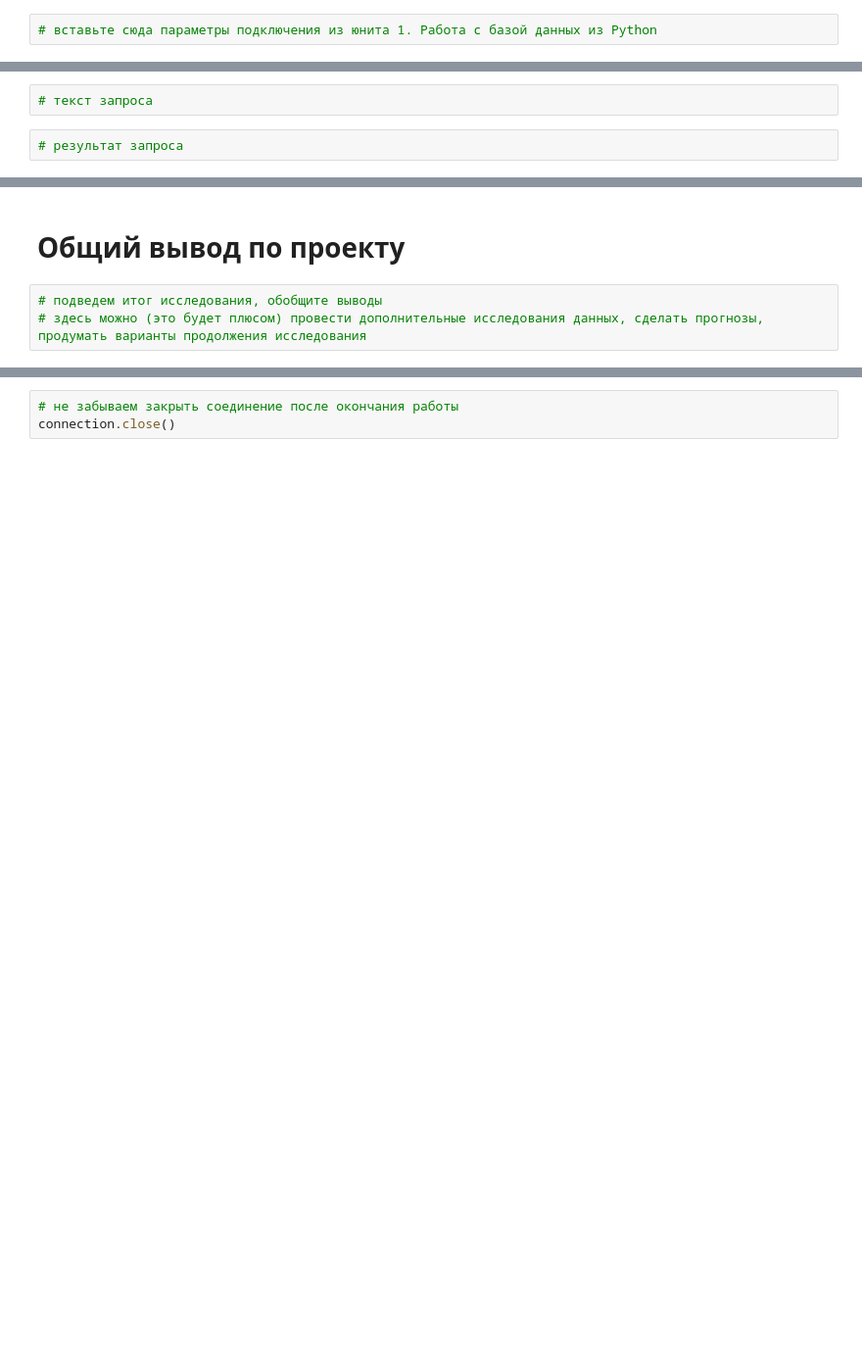
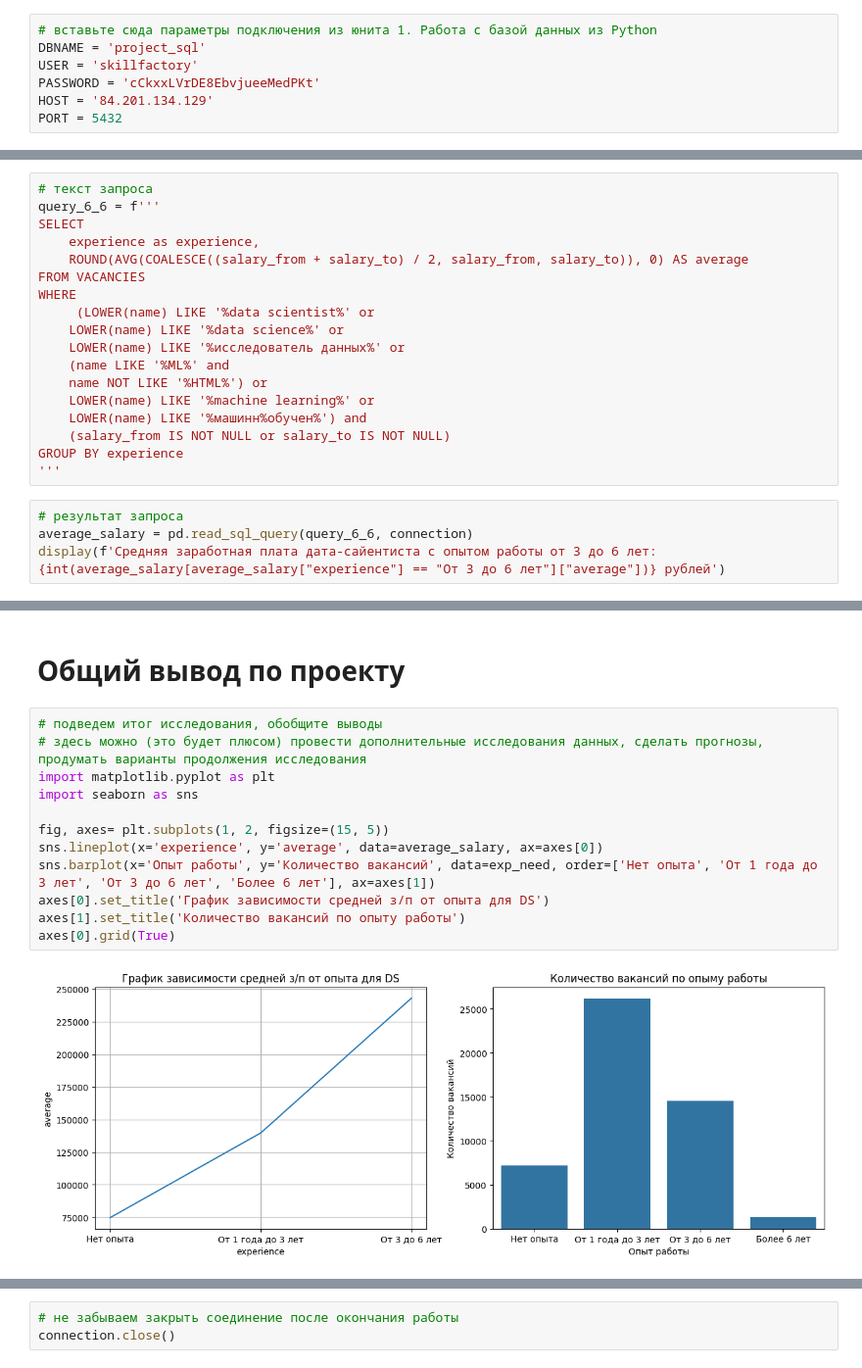
Before and after one commit to MrMonkeyfeeder/Project_HH2, a Jupyter notebook: Project_HH2.ipynb, the cells around one changed output, grey strips where cells are left out. Shown at 98% size. Saved outputs shown, nothing was run; the diff lists cells and outputs as text; blank space fills up the shorter version.

```diff
--- a/Project_HH2.ipynb
+++ b/Project_HH2.ipynb
@@ -7,6 +7,11 @@ import pandas as pd
 import psycopg2
 # %%
 # вставьте сюда параметры подключения из юнита 1. Работа с базой данных из Python
+DBNAME = 'project_sql'
+USER = 'skillfactory'
+PASSWORD = 'cCkxxLVrDE8EbvjueeMedPKt'
+HOST = '84.201.134.129'
+PORT = 5432
 # %%
 connection = psycopg2.connect(
     dbname=DBNAME,
@@ -456,5 +548,23 @@ display(f'Результат в строке Total: {int(yandex[yandex["name"] =
 Выясните, на какую зарплату в среднем может рассчитывать дата-сайентист с опытом работы от 3 до 6 лет. Результат округлите до целого числа.
 # %%
 # текст запроса
+query_6_6 = f'''
+SELECT
+   	experience as experience,
+   	ROUND(AVG(COALESCE((salary_from + salary_to) / 2, salary_from, salary_to)), 0) AS average
+FROM VACANCIES
+WHERE
+     (LOWER(name) LIKE '%data scientist%' or
+    LOWER(name) LIKE '%data science%' or
+	LOWER(name) LIKE '%исследователь данных%' or
+	(name LIKE '%ML%' and
+    name NOT LIKE '%HTML%') or
+	LOWER(name) LIKE '%machine learning%' or
+	LOWER(name) LIKE '%машинн%обучен%') and
+    (salary_from IS NOT NULL or salary_to IS NOT NULL)
+GROUP BY experience
+'''
 # %%
 # результат запроса
+average_salary = pd.read_sql_query(query_6_6, connection)
+display(f'Средняя заработная плата дата-сайентиста с опытом работы от 3 до 6 лет: {int(average_salary[average_salary["experience"] == "От 3 до 6 лет"]["average"])} рублей')
@@ -467,3 +580,14 @@ display(f'Результат в строке Total: {int(yandex[yandex["name"] =
 # %%
 # подведем итог исследования, обобщите выводы
 # здесь можно (это будет плюсом) провести дополнительные исследования данных, сделать прогнозы, продумать варианты продолжения исследования
+import matplotlib.pyplot as plt
+import seaborn as sns
+
+fig, axes= plt.subplots(1, 2, figsize=(15, 5))
+sns.lineplot(x='experience', y='average', data=average_salary, ax=axes[0])
+sns.barplot(x='Опыт работы', y='Количество вакансий', data=exp_need, order=['Нет опыта', 'От 1 года до 3 лет', 'От 3 до 6 лет', 'Более 6 лет'], ax=axes[1])
+axes[0].set_title('График зависимости средней з/п от опыта для DS')
+axes[1].set_title('Количество вакансий по опыту работы')
+axes[0].grid(True)
+# %% [output]
+[figure, added]
```
Also changed, not shown: parts of 21 cells of this notebook, 2 other files.
